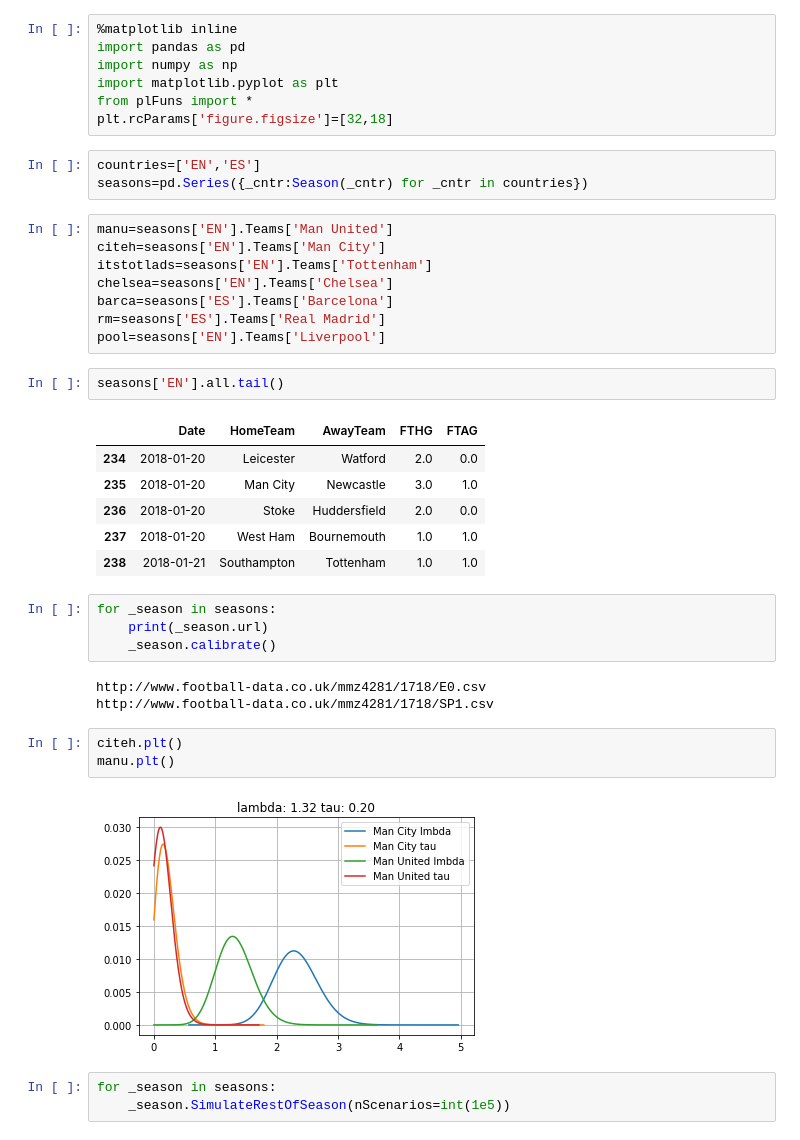
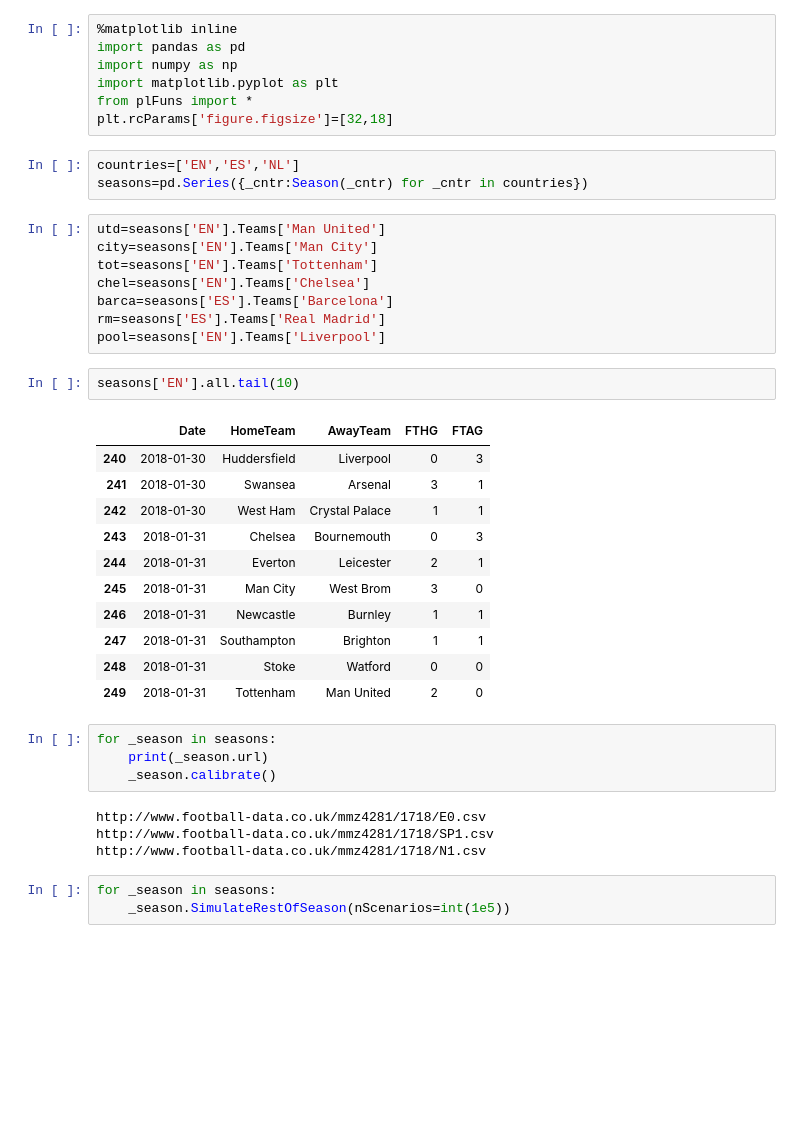
Before and after one commit to tchnvkng/python_notebooks, a Jupyter notebook: premier_league/pl.ipynb, the cells around one changed output. Saved outputs shown, nothing was run; the diff lists cells and outputs as text; blank space fills up the shorter version.

```diff
--- a/premier_league/pl.ipynb
+++ b/premier_league/pl.ipynb
@@ -6,25 +6,30 @@ import matplotlib.pyplot as plt
 from plFuns import *
 plt.rcParams['figure.figsize']=[32,18]
 # %%
-countries=['EN','ES']
+countries=['EN','ES','NL']
 seasons=pd.Series({_cntr:Season(_cntr) for _cntr in countries})
 # %%
-manu=seasons['EN'].Teams['Man United']
-citeh=seasons['EN'].Teams['Man City']
-itstotlads=seasons['EN'].Teams['Tottenham']
-chelsea=seasons['EN'].Teams['Chelsea']
+utd=seasons['EN'].Teams['Man United']
+city=seasons['EN'].Teams['Man City']
+tot=seasons['EN'].Teams['Tottenham']
+chel=seasons['EN'].Teams['Chelsea']
 barca=seasons['ES'].Teams['Barcelona']
 rm=seasons['ES'].Teams['Real Madrid']
 pool=seasons['EN'].Teams['Liverpool']
 # %%
-seasons['EN'].all.tail()
+seasons['EN'].all.tail(10)
 # %% [output]
 |  | Date | HomeTeam | AwayTeam | FTHG | FTAG |
-| 234 | 2018-01-20 | Leicester | Watford | 2.0 | 0.0 |
-| 235 | 2018-01-20 | Man City | Newcastle | 3.0 | 1.0 |
-| 236 | 2018-01-20 | Stoke | Huddersfield | 2.0 | 0.0 |
-| 237 | 2018-01-20 | West Ham | Bournemouth | 1.0 | 1.0 |
-| 238 | 2018-01-21 | Southampton | Tottenham | 1.0 | 1.0 |
+| 240 | 2018-01-30 | Huddersfield | Liverpool | 0 | 3 |
+| 241 | 2018-01-30 | Swansea | Arsenal | 3 | 1 |
+| 242 | 2018-01-30 | West Ham | Crystal Palace | 1 | 1 |
+| 243 | 2018-01-31 | Chelsea | Bournemouth | 0 | 3 |
+| 244 | 2018-01-31 | Everton | Leicester | 2 | 1 |
+| 245 | 2018-01-31 | Man City | West Brom | 3 | 0 |
+| 246 | 2018-01-31 | Newcastle | Burnley | 1 | 1 |
+| 247 | 2018-01-31 | Southampton | Brighton | 1 | 1 |
+| 248 | 2018-01-31 | Stoke | Watford | 0 | 0 |
+| 249 | 2018-01-31 | Tottenham | Man United | 2 | 0 |
 # %%
 for _season in seasons:
     print(_season.url)
@@ -32,11 +37,7 @@ for _season in seasons:
 # %% [output]
 http://www.football-data.co.uk/mmz4281/1718/E0.csv
 http://www.football-data.co.uk/mmz4281/1718/SP1.csv
+http://www.football-data.co.uk/mmz4281/1718/N1.csv
-# %%
-citeh.plt()
-manu.plt()
-# %% [output]
-[figure, removed]
 # %%
 for _season in seasons:
     _season.SimulateRestOfSeason(nScenarios=int(1e5))
```
Also changed, not shown: parts of 8 cells of this notebook, 1 other file.
